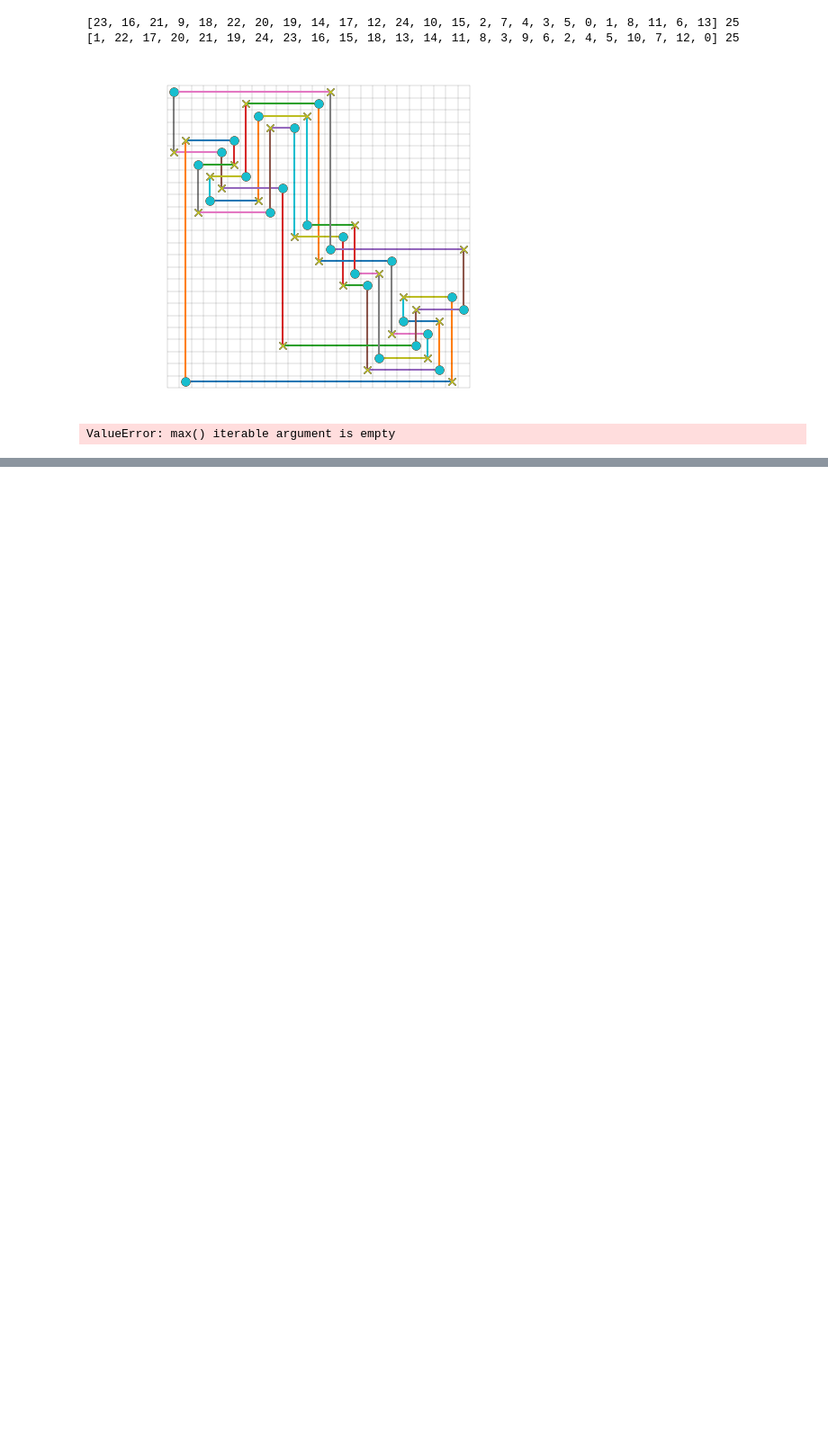
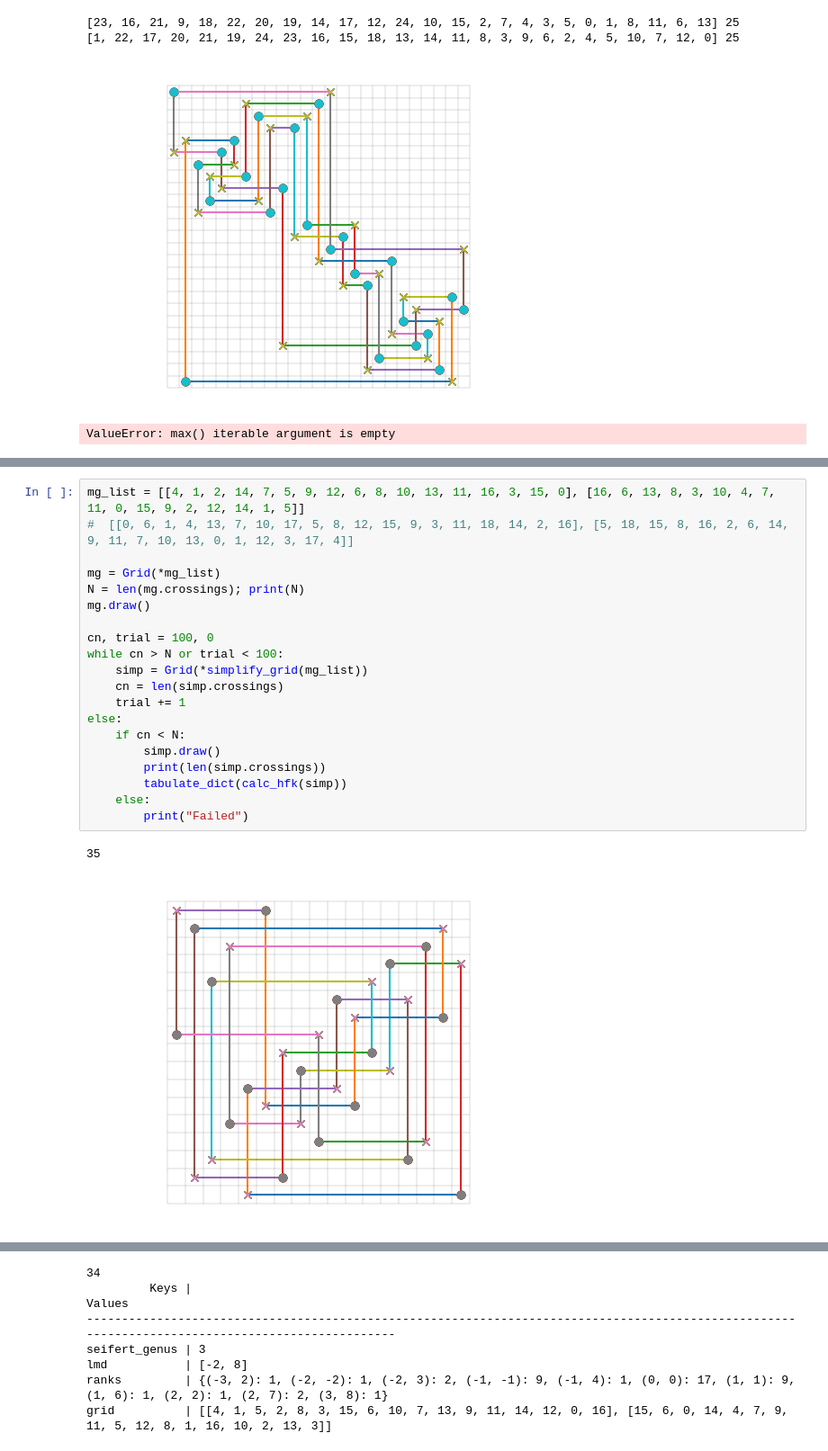
Before and after one commit to yamryo/notebooks, a Jupyter notebook: Research/knot_Floer_homology/HFK_calculator.ipynb, the cells around one changed output, grey strips where cells are left out. Shown at 90% size. Saved outputs shown, nothing was run; the diff lists cells and outputs as text; blank space fills up the shorter version.

```diff
--- a/Research/knot_Floer_homology/HFK_calculator.ipynb
+++ b/Research/knot_Floer_homology/HFK_calculator.ipynb
@@ -372,0 +423,23 @@ grid          | [[31, 24, 29, 9, 26, 30, 28, 27, 20, 25, 22, 32, 14, 21, 10, 16,
+# %%
+mg_list = [[4, 1, 2, 14, 7, 5, 9, 12, 6, 8, 10, 13, 11, 16, 3, 15, 0], [16, 6, 13, 8, 3, 10, 4, 7, 11, 0, 15, 9, 2, 12, 14, 1, 5]]
+#  [[0, 6, 1, 4, 13, 7, 10, 17, 5, 8, 12, 15, 9, 3, 11, 18, 14, 2, 16], [5, 18, 15, 8, 16, 2, 6, 14, 9, 11, 7, 10, 13, 0, 1, 12, 3, 17, 4]]
+
+mg = Grid(*mg_list)
+N = len(mg.crossings); print(N)
+mg.draw()
+
+cn, trial = 100, 0
+while cn > N or trial < 100:
+    simp = Grid(*simplify_grid(mg_list))
+    cn = len(simp.crossings)
+    trial += 1
+else:
+    if cn < N:
+        simp.draw()
+        print(len(simp.crossings))
+        tabulate_dict(calc_hfk(simp))
+    else:
+        print("Failed")
+# %% [output]
+35
+[figure, added]
@@ -372,0 +447,7 @@ grid          | [[31, 24, 29, 9, 26, 30, 28, 27, 20, 25, 22, 32, 14, 21, 10, 16,
+34
+         Keys |                                                                                                                            Values
+-------------------------------------------------------------------------------------------------------------------------------------------------
+seifert_genus | 3
+lmd           | [-2, 8]
+ranks         | {(-3, 2): 1, (-2, -2): 1, (-2, 3): 2, (-1, -1): 9, (-1, 4): 1, (0, 0): 17, (1, 1): 9, (1, 6): 1, (2, 2): 1, (2, 7): 2, (3, 8): 1}
+grid          | [[4, 1, 5, 2, 8, 3, 15, 6, 10, 7, 13, 9, 11, 14, 12, 0, 16], [15, 6, 0, 14, 4, 7, 9, 11, 5, 12, 8, 1, 16, 10, 2, 13, 3]]
```
Also changed, not shown: parts of 11 cells of this notebook, 14 other files.
